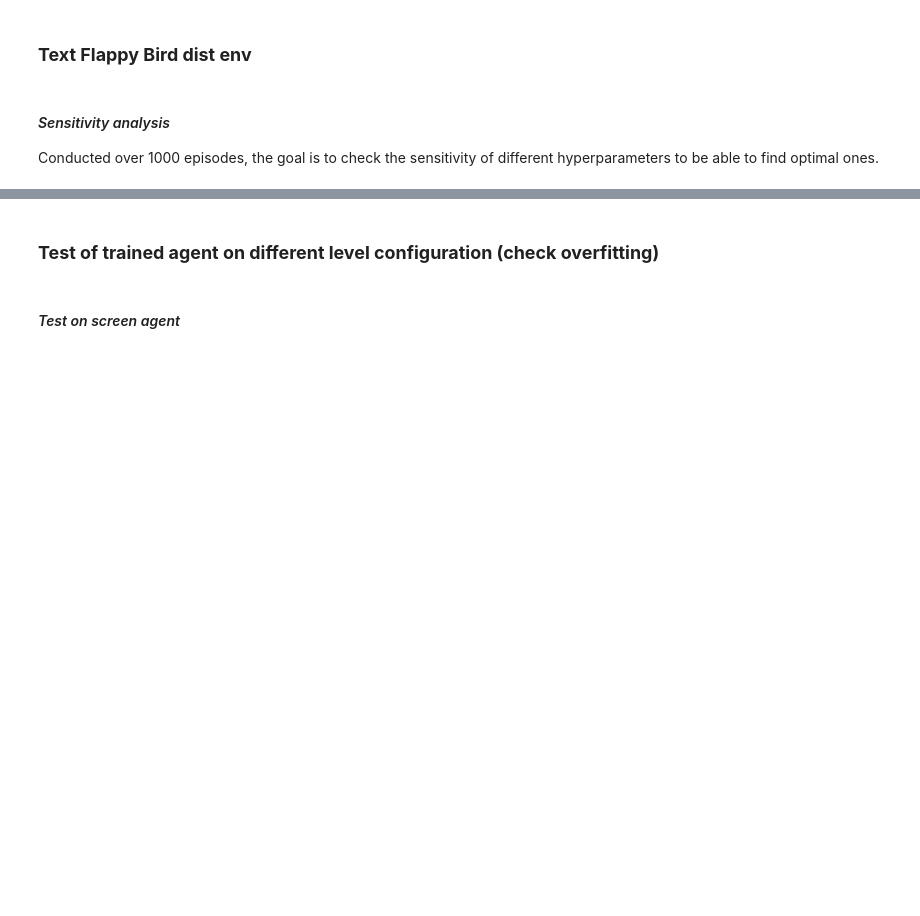
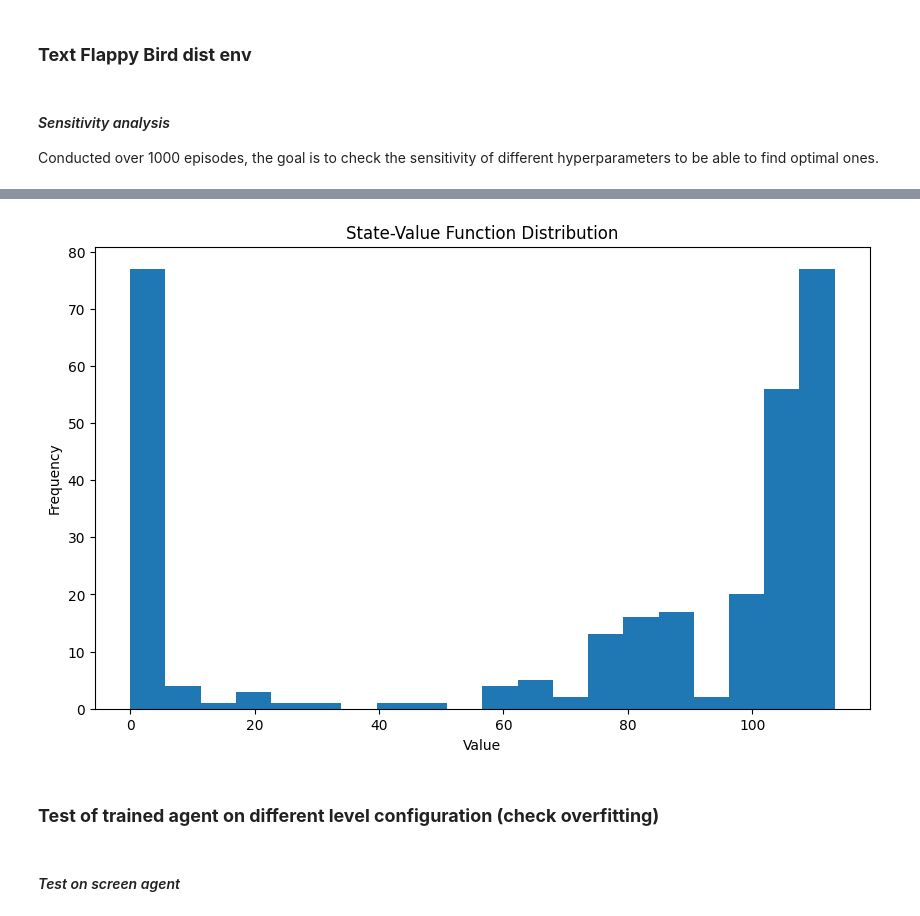
Before and after one commit to romain-mondelice/3MD4120-Reinforcement-Learning-Individual-Assignment, a Jupyter notebook: notebooks/main_notebook.ipynb, the cells around one changed output, grey strips where cells are left out. Saved outputs shown, nothing was run; the diff lists cells and outputs as text; code cells hidden in the pictures; blank space fills up the shorter version.

```diff
--- a/notebooks/main_notebook.ipynb
+++ b/notebooks/main_notebook.ipynb
@@ -546,6 +720,6 @@ param_combinations = list(itertools.product(gammas, epsilons, lambdas, alphas))
 performance_metrics = []
 
 for gamma, epsilon, lambda_, alpha in param_combinations:
-    trained_agent, episode_rewards = train_sarsa_lambda_agent('TextFlappyBird-v0', episodes=5000, gamma=gamma, epsilon=epsilon, lambda_=lambda_, alpha=alpha)
+    trained_agent, episode_rewards = train_sarsa_lambda_agent('TextFlappyBird-v0', episodes=7000, gamma=gamma, epsilon=epsilon, lambda_=lambda_, alpha=alpha)
     total_reward = test_sarsa_lambda_agent(trained_agent, episodes=100)
     performance_metrics.append([gamma, epsilon, lambda_, alpha, total_reward])
@@ -599,3 +799,17 @@ plt.show()
+# %%
+state_value_function = trained_agent.get_state_value_function()
+
+values = list(state_value_function.values())
+
+plt.figure(figsize=(10, 6))
+plt.hist(values, bins=20)
+plt.xlabel('Value')
+plt.ylabel('Frequency')
+plt.title('State-Value Function Distribution')
+plt.savefig('../reports/figures/state_value_function_sarsa_dist.png')
+plt.show()
+# %% [output]
+[figure, added]
 # %% [markdown]
 ### **Test of trained agent on different level configuration (check overfitting)**
 # %% [markdown]
```
Also changed, not shown: parts of 30 cells of this notebook, 24 other files.
